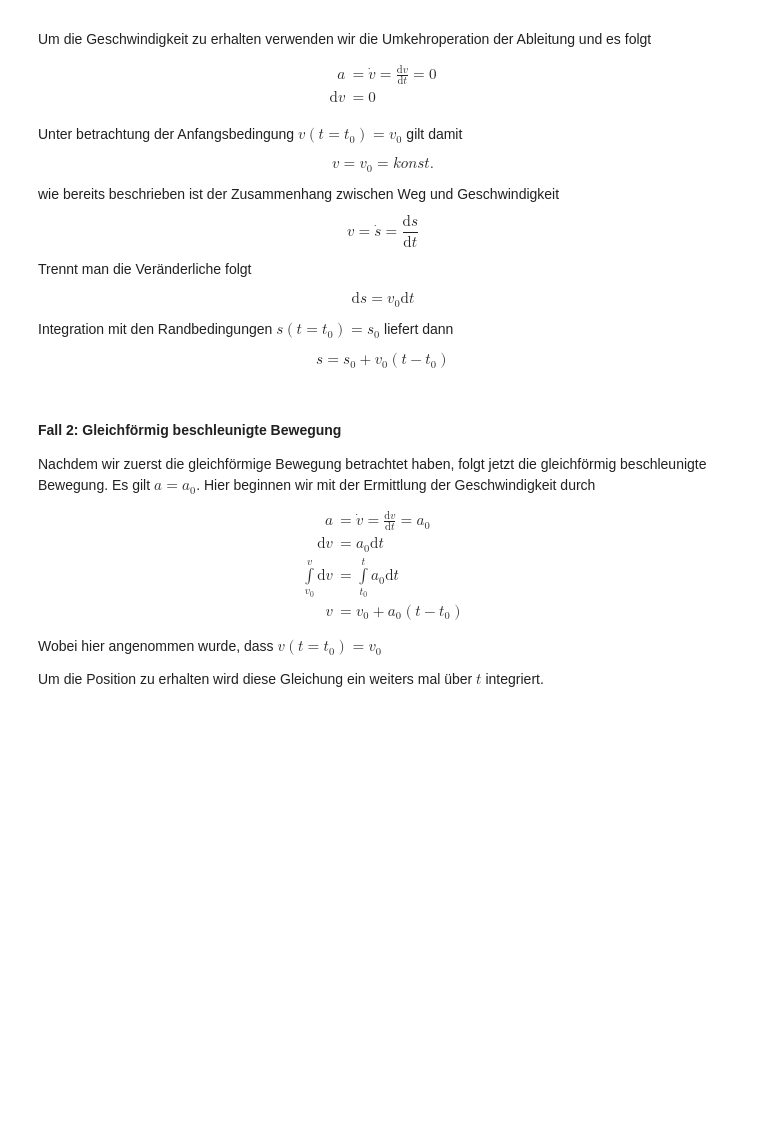
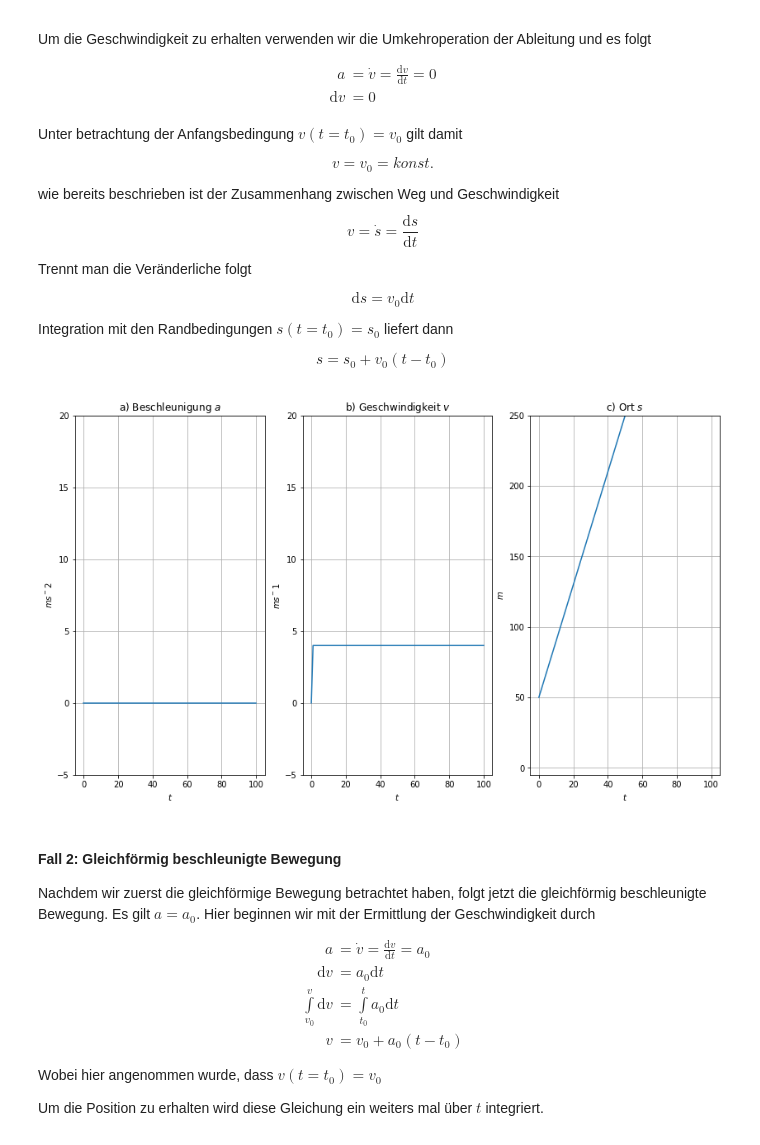
Before and after one commit to Games-Academy-Programming/PhysicsBinder, a Jupyter notebook: Mechanik-Dynamik.ipynb, the cells around one changed output. Drawn from its saved outputs; the diff is of its cells as text; code cells hidden in the pictures; blank space fills up the shorter version.

```diff
--- a/Mechanik-Dynamik.ipynb
+++ b/Mechanik-Dynamik.ipynb
@@ -135,39 +135,41 @@ import matplotlib.pyplot as plt
 
 a = num.zeros(100+1)
 
-v_0 = 2
-s_0 = 0
+v_0 = 4
+s_0 = 50
 
 v = v_0 * num.ones(100)
 v = num.append([0], v)
 
 s = num.cumsum(v, axis=0)+s_0
 
 plt.figure(figsize = (14,8))
 
 plt.subplot(131)
 plt.plot(a)
 plt.title(r'a) Beschleunigung $a$')
 plt.xlabel('$t$')
 plt.ylabel('$m s^-2$')
 plt.ylim((-5,20))
 plt.grid()
 
 plt.subplot(132)
 plt.plot(v)
 plt.title(r'b) Geschwindigkeit $v$')
 plt.xlabel('$t$')
 plt.ylabel('$m s^-1$')
 plt.ylim((-5,20))
 plt.grid()
 
 plt.subplot(133)
 plt.plot(s)
 plt.title(r'c) Ort $s$')
 plt.xlabel('$t$')
 plt.ylabel('$m$')
 plt.ylim((-5,250))
 plt.grid()
+# %% [output]
+[figure, added]
 # %% [markdown]
 #### Fall 2: Gleichförmig beschleunigte Bewegung
 
```
Also changed, not shown: parts of 3 cells of this notebook, 21 other files.
